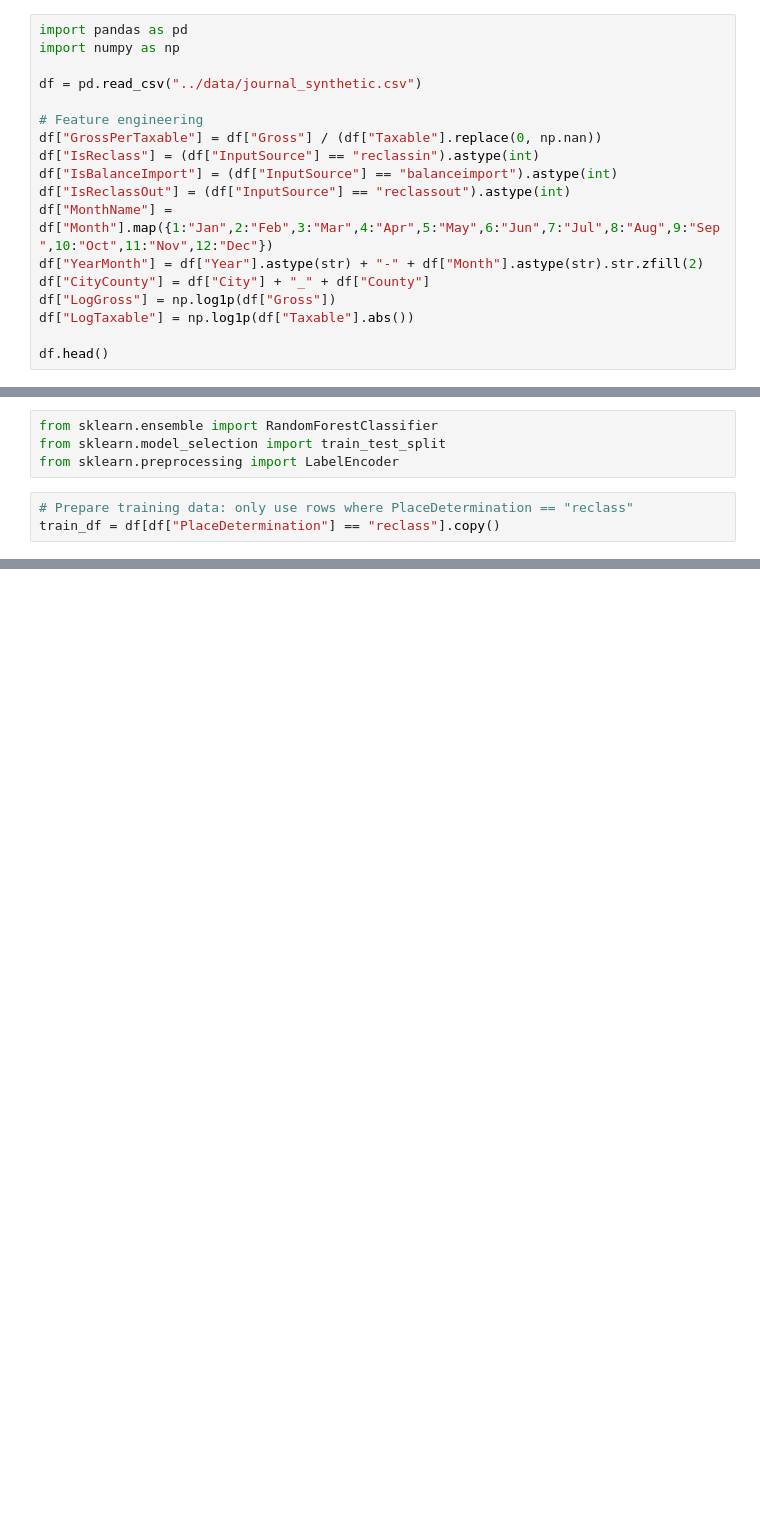
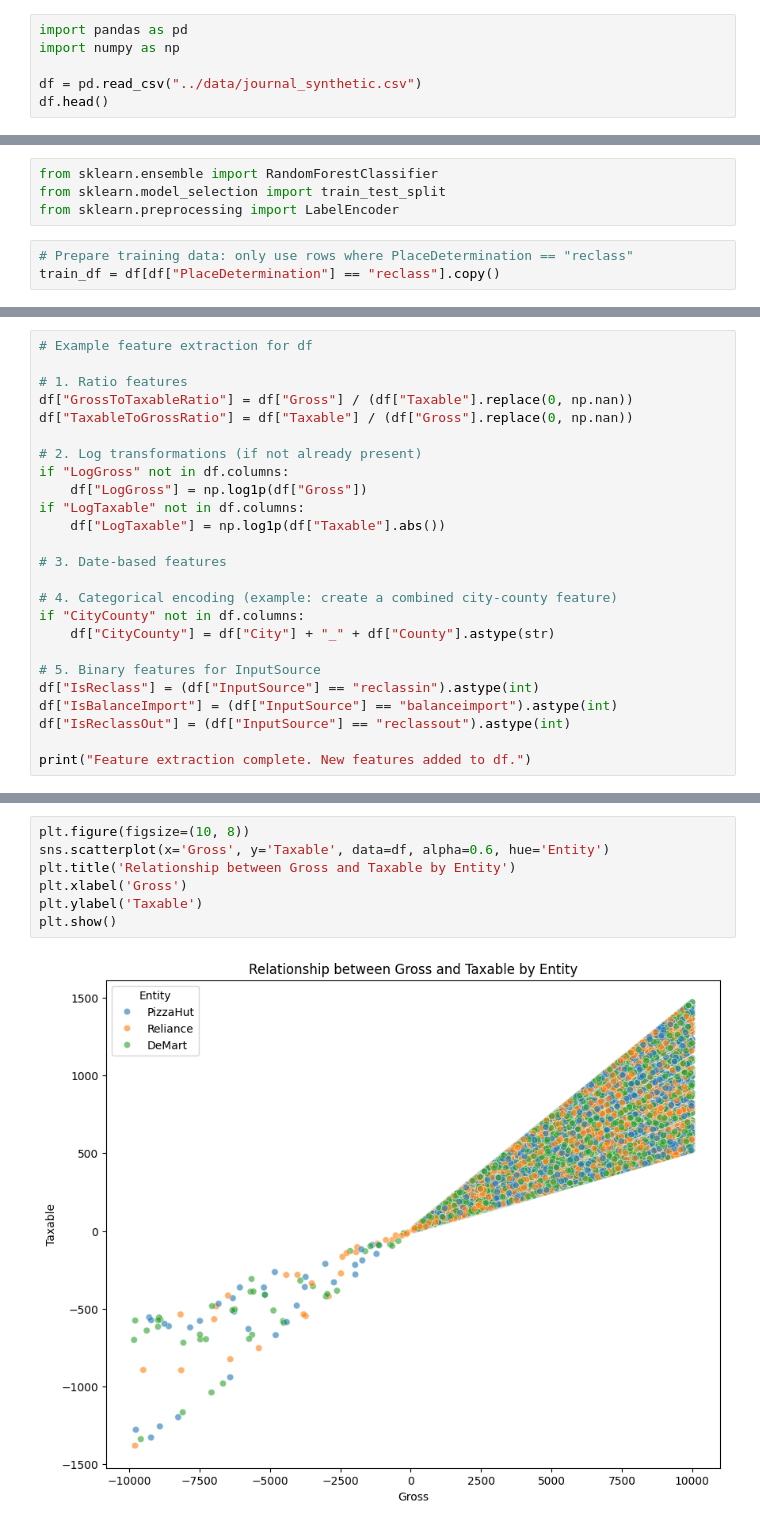
Before and after one commit to satya2302/IndirectTax, a Jupyter notebook: ML/reclass.ipynb, the cells around one changed output, grey strips where cells are left out. Cells and saved outputs as stored; diff of their text form; blank space fills up the shorter version.

```diff
--- a/ML/reclass.ipynb
+++ b/ML/reclass.ipynb
@@ -3,18 +3,6 @@ import pandas as pd
 import numpy as np
 
 df = pd.read_csv("../data/journal_synthetic.csv")
-
-# Feature engineering
-df["GrossPerTaxable"] = df["Gross"] / (df["Taxable"].replace(0, np.nan))
-df["IsReclass"] = (df["InputSource"] == "reclassin").astype(int)
-df["IsBalanceImport"] = (df["InputSource"] == "balanceimport").astype(int)
-df["IsReclassOut"] = (df["InputSource"] == "reclassout").astype(int)
-df["MonthName"] = df["Month"].map({1:"Jan",2:"Feb",3:"Mar",4:"Apr",5:"May",6:"Jun",7:"Jul",8:"Aug",9:"Sep",10:"Oct",11:"Nov",12:"Dec"})
-df["YearMonth"] = df["Year"].astype(str) + "-" + df["Month"].astype(str).str.zfill(2)
-df["CityCounty"] = df["City"] + "_" + df["County"]
-df["LogGross"] = np.log1p(df["Gross"])
-df["LogTaxable"] = np.log1p(df["Taxable"].abs())
-
 df.head()
 # %% [output]
 |  | Region | City | County | Entity | District | Gross | Taxable | InputSource | PlaceDetermination | ... |
@@ -43,3 +76,28 @@ for col in cat_cols:
 # Target encoding
 city_le = LabelEncoder()
 train_df["CityEncoded"] = city_le.fit_transform(train_df["City"].astype(str))
+# %%
+# Example feature extraction for df
+
+# 1. Ratio features
+df["GrossToTaxableRatio"] = df["Gross"] / (df["Taxable"].replace(0, np.nan))
+df["TaxableToGrossRatio"] = df["Taxable"] / (df["Gross"].replace(0, np.nan))
+
+# 2. Log transformations (if not already present)
+if "LogGross" not in df.columns:
+    df["LogGross"] = np.log1p(df["Gross"])
+if "LogTaxable" not in df.columns:
+    df["LogTaxable"] = np.log1p(df["Taxable"].abs())
+
+# 3. Date-based features
+
+# 4. Categorical encoding (example: create a combined city-county feature)
+if "CityCounty" not in df.columns:
+    df["CityCounty"] = df["City"] + "_" + df["County"].astype(str)
+
+# 5. Binary features for InputSource
+df["IsReclass"] = (df["InputSource"] == "reclassin").astype(int)
+df["IsBalanceImport"] = (df["InputSource"] == "balanceimport").astype(int)
+df["IsReclassOut"] = (df["InputSource"] == "reclassout").astype(int)
+
+print("Feature extraction complete. New features added to df.")
@@ -45,0 +128,9 @@ train_df["CityEncoded"] = city_le.fit_transform(train_df["City"].astype(str))
+# %%
+plt.figure(figsize=(10, 8))
+sns.scatterplot(x='Gross', y='Taxable', data=df, alpha=0.6, hue='Entity')
+plt.title('Relationship between Gross and Taxable by Entity')
+plt.xlabel('Gross')
+plt.ylabel('Taxable')
+plt.show()
+# %% [output]
+[figure, added]
```
Also changed, not shown: parts of 8 cells of this notebook, 3 other files.
